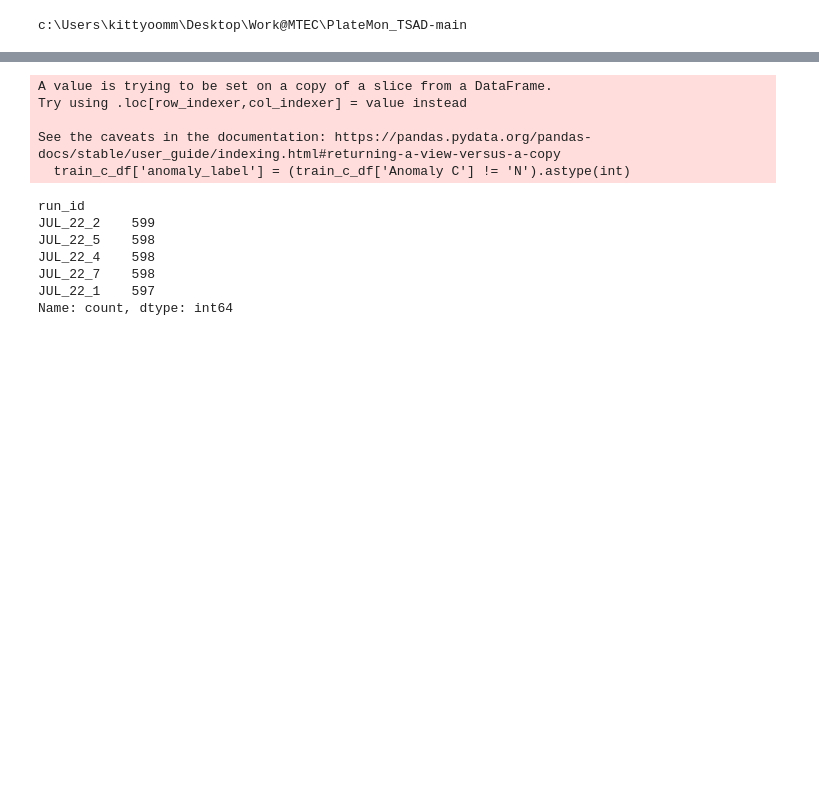
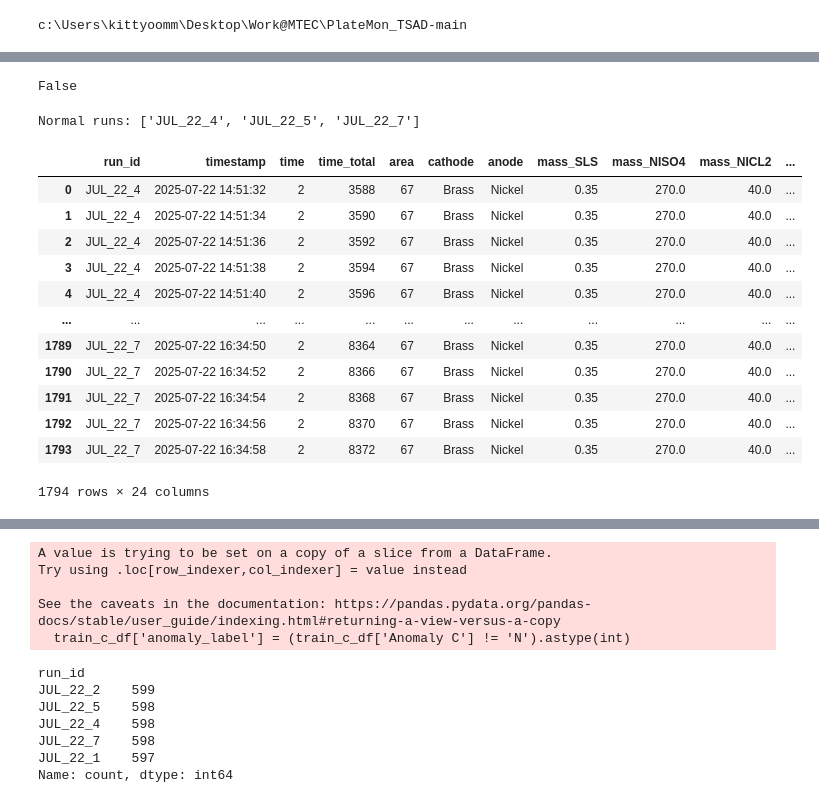
Before and after one commit to Bank7656/PlateMon_data_analytics, a Jupyter notebook: Data.ipynb, the cells around one changed output, grey strips where cells are left out. Cells and saved outputs as stored; diff of their text form; code cells hidden in the pictures; blank space fills up the shorter version.

```diff
--- a/Data.ipynb
+++ b/Data.ipynb
@@ -49,0 +45,51 @@ filtered_df
+# %%
+SENSOR_FEATURES = ["conductivity", "temperature", "pH",	"voltage"]
+TRAIN_RUNS = ['JUL_22_1','JUL_22_2', 'JUL_22_3', 'JUL_22_4', 'JUL_22_5', 'JUL_22_6','JUL_22_7', 'JUL_22_8', 'JUL_22_9',
+			  'JUL_23_1', 'JUL_23_2', 'JUL_23_3', 'JUL_23_4', 'JUL_23_5']
+TEST_RUNS = ['JUL_24_1', 'JUL_24_2',
+       'JUL_24_3', 'JUL_24_4', 'JUL_24_5', 'JUL_24_6', 'JUL_24_7',
+       'JUL_24_8', 'JUL_24_9', 'JUL_24_10']
+
+#NORMAL_RUNS = ['JUL_22_4', 'JUL_22_5', 'JUL_22_7']
+#NORMAL_CONDUCTIVITY_RUNS = ['JUL_22_1','JUL_22_2', 'JUL_22_4', 'JUL_22_5', 'JUL_22_7']
+# %%
+print((combined_df['Anomaly C'].unique() != ['N']).all())
+# %% [output]
+False
+# %%
+NORMAL_RUNS = []
+for run in TRAIN_RUNS:
+    df = combined_df[combined_df['run_id'] == run]
+
+    if (df['Anomaly C'].unique() == ['N']).all() and (df['Anomaly P'].unique() == ['N']).all() and (df['Anomaly T'].unique() == ['N']).all() and (df['Anomaly V'].unique() == ['N']).all():
+        if run in NORMAL_RUNS:
+            continue
+        else:
+            NORMAL_RUNS.append(run)
+
+print("Normal runs:", NORMAL_RUNS)
+# %% [output]
+Normal runs: ['JUL_22_4', 'JUL_22_5', 'JUL_22_7']
+# %%
+train_df = combined_df[combined_df['run_id'].isin(NORMAL_RUNS)]
+train_df = train_df.reset_index(drop=True)
+train_df['index'] = train_df.index
+test_df = combined_df[combined_df['run_id'].isin(TEST_RUNS)]
+test_df = test_df.reset_index(drop=True)
+test_df['index'] = test_df.index
+# %%
+train_df
+# %% [output]
+|  | run_id | timestamp | time | time_total | area | cathode | anode | mass_SLS | mass_NISO4 | mass_NICL2 | ... |
+| 0 | JUL_22_4 | 2025-07-22 14:51:32 | 2 | 3588 | 67 | Brass | Nickel | 0.35 | 270.0 | 40.0 | ... |
+| 1 | JUL_22_4 | 2025-07-22 14:51:34 | 2 | 3590 | 67 | Brass | Nickel | 0.35 | 270.0 | 40.0 | ... |
+| 2 | JUL_22_4 | 2025-07-22 14:51:36 | 2 | 3592 | 67 | Brass | Nickel | 0.35 | 270.0 | 40.0 | ... |
+| 3 | JUL_22_4 | 2025-07-22 14:51:38 | 2 | 3594 | 67 | Brass | Nickel | 0.35 | 270.0 | 40.0 | ... |
+| 4 | JUL_22_4 | 2025-07-22 14:51:40 | 2 | 3596 | 67 | Brass | Nickel | 0.35 | 270.0 | 40.0 | ... |
+| ... | ... | ... | ... | ... | ... | ... | ... | ... | ... | ... | ... |
+| 1789 | JUL_22_7 | 2025-07-22 16:34:50 | 2 | 8364 | 67 | Brass | Nickel | 0.35 | 270.0 | 40.0 | ... |
+| 1790 | JUL_22_7 | 2025-07-22 16:34:52 | 2 | 8366 | 67 | Brass | Nickel | 0.35 | 270.0 | 40.0 | ... |
+| 1791 | JUL_22_7 | 2025-07-22 16:34:54 | 2 | 8368 | 67 | Brass | Nickel | 0.35 | 270.0 | 40.0 | ... |
+| 1792 | JUL_22_7 | 2025-07-22 16:34:56 | 2 | 8370 | 67 | Brass | Nickel | 0.35 | 270.0 | 40.0 | ... |
+| 1793 | JUL_22_7 | 2025-07-22 16:34:58 | 2 | 8372 | 67 | Brass | Nickel | 0.35 | 270.0 | 40.0 | ... |
+1794 rows × 24 columns
```
Also changed, not shown: parts of 6 cells of this notebook.
